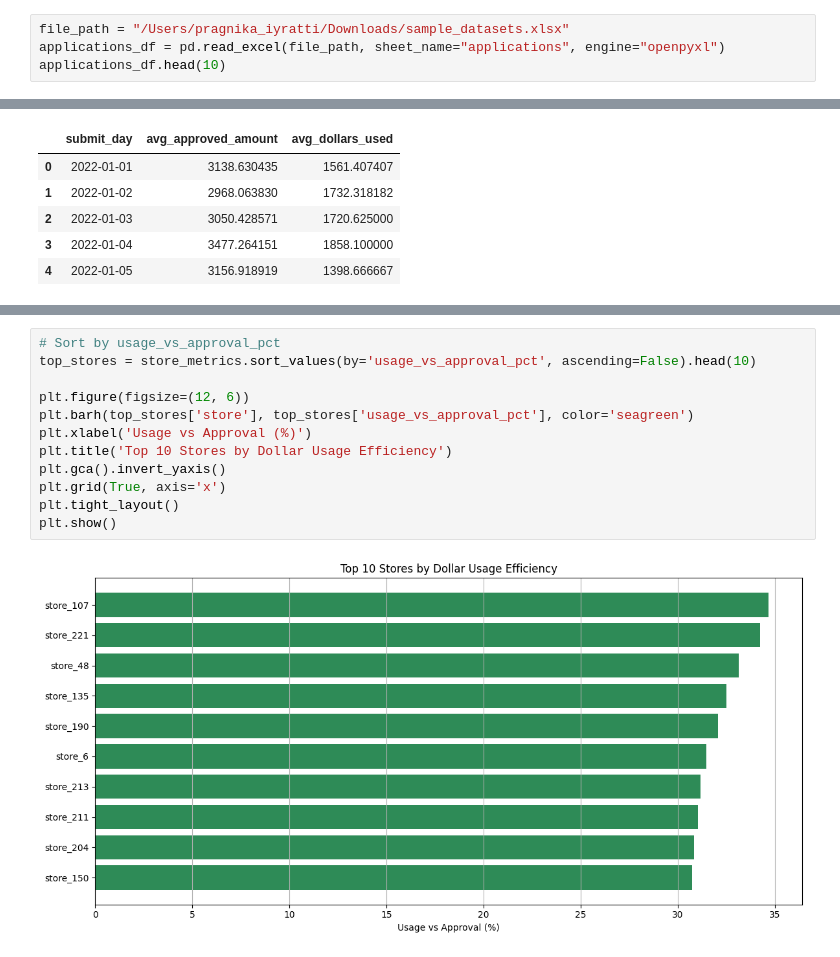
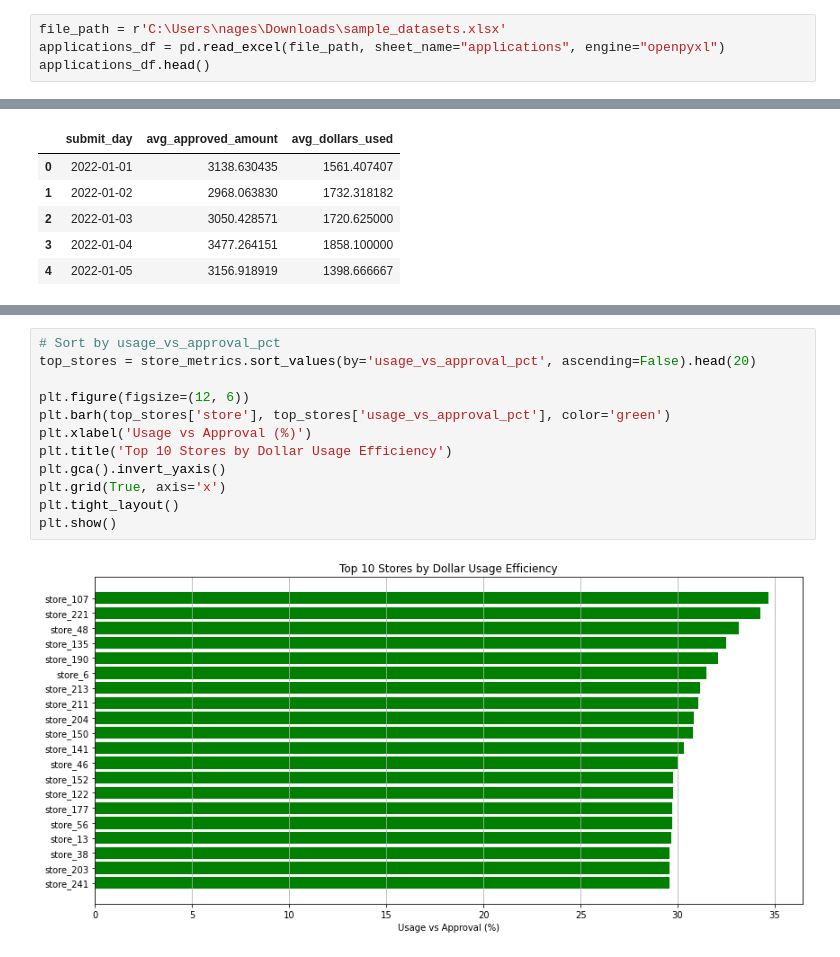
Before and after one commit to pragnika-projects1/SNAP_Assmt_PRAGNIKA_BI_engineer-, a Jupyter notebook: SNAP_assmt_pragnika.ipynb, the cells around one changed output, grey strips where cells are left out. Saved outputs shown, nothing was run; the diff lists cells and outputs as text.

```diff
--- a/SNAP_assmt_pragnika.ipynb
+++ b/SNAP_assmt_pragnika.ipynb
@@ -7,9 +7,9 @@ import numpy as np
 # matplotlib.pyplot: for creating static, animated, and interactive plots
 # numpy: for numerical operations (e.g., working with arrays, logs, NaNs)
 # %%
-file_path = "/Users/pragnika_iyratti/Downloads/sample_datasets.xlsx"
+file_path = r'C:\Users\nages\Downloads\sample_datasets.xlsx'
 applications_df = pd.read_excel(file_path, sheet_name="applications", engine="openpyxl")
-applications_df.head(10)
+applications_df.head()
 # %% [output]
 |  | Unnamed: 0 | application_id | customer_id | store | submit_date | approved | approved_date | ... |
 | 0 | 0 | QF3MF29MZL80KPRE | 755880622768 | store_74 | 2022-11-18 04:17:26 | False | NaT | ... |
@@ -178,14 +267,14 @@ store_metrics.head(10)
 # %%
 # Sort by usage_vs_approval_pct
-top_stores = store_metrics.sort_values(by='usage_vs_approval_pct', ascending=False).head(10)
+top_stores = store_metrics.sort_values(by='usage_vs_approval_pct', ascending=False).head(20)
 
 plt.figure(figsize=(12, 6))
-plt.barh(top_stores['store'], top_stores['usage_vs_approval_pct'], color='seagreen')
+plt.barh(top_stores['store'], top_stores['usage_vs_approval_pct'], color='green')
 plt.xlabel('Usage vs Approval (%)')
 plt.title('Top 10 Stores by Dollar Usage Efficiency')
 plt.gca().invert_yaxis()
 plt.grid(True, axis='x')
 plt.tight_layout()
 plt.show()
 # %% [output]
-[figure, old version]
+[figure, new version]
```
Also changed, not shown: parts of 14 cells of this notebook.
